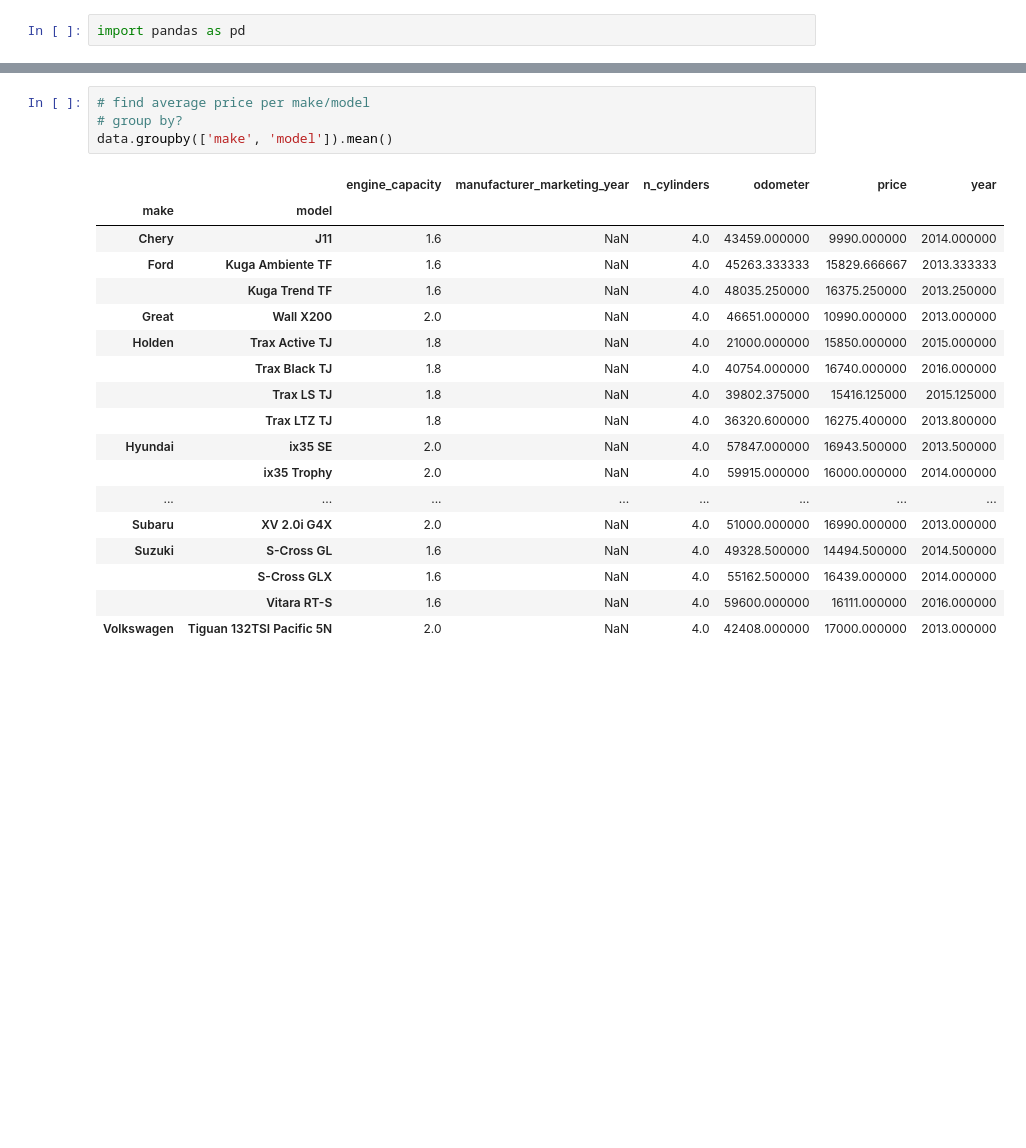
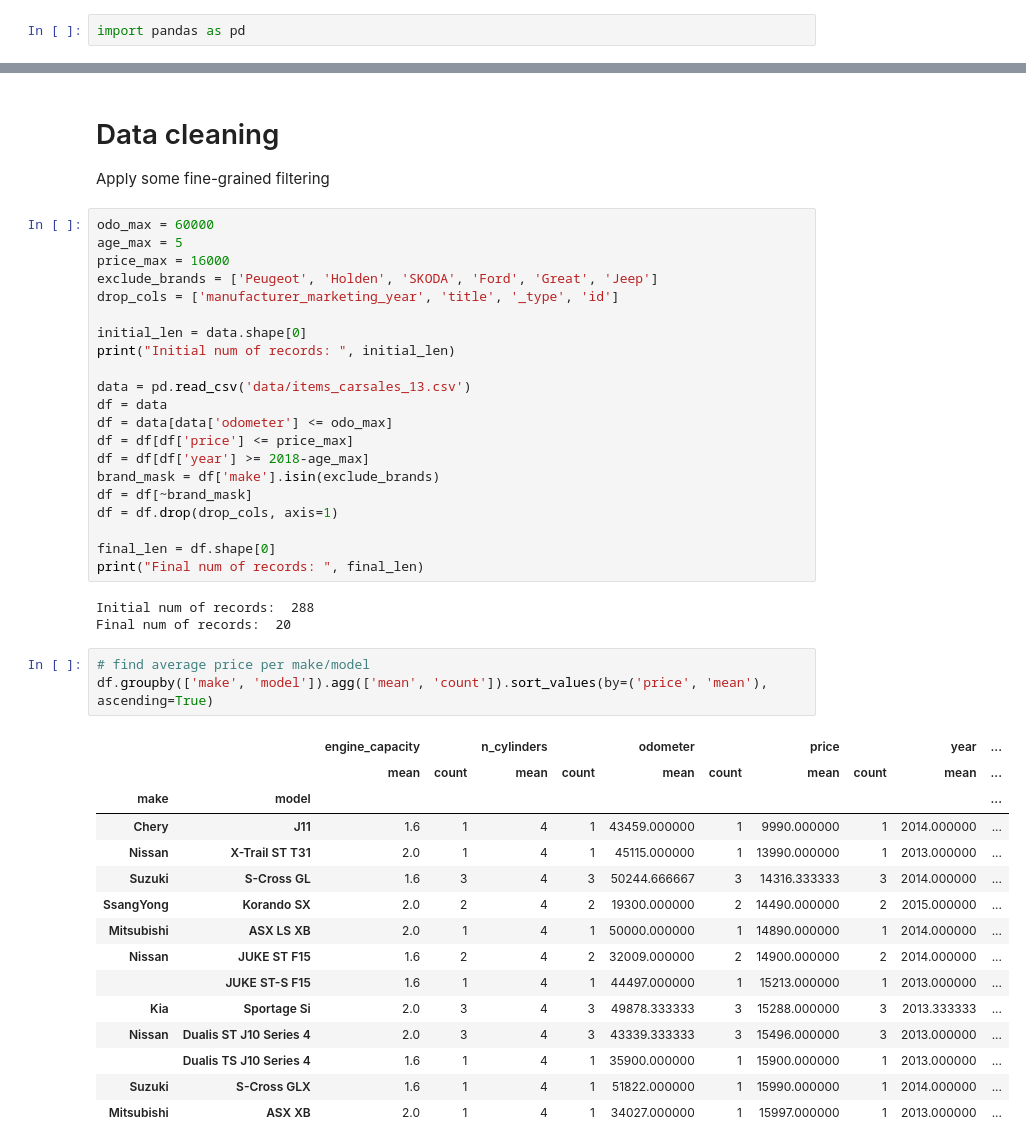
Before and after one commit to dewaldabrie/car, a Jupyter notebook: Analysis.ipynb, the cells around one changed output, grey strips where cells are left out. Saved outputs shown, nothing was run; the diff lists cells and outputs as text; blank space fills up the shorter version.

Commit message:
Data cleaning and value sum

```diff
--- a/Analysis.ipynb
+++ b/Analysis.ipynb
@@ -18,23 +34,46 @@ data.iloc[3].url
+# %% [markdown]
+# Data cleaning
+Apply some fine-grained filtering
+# %%
+odo_max = 60000
+age_max = 5
+price_max = 16000
+exclude_brands = ['Peugeot', 'Holden', 'SKODA', 'Ford', 'Great', 'Jeep']
+drop_cols = ['manufacturer_marketing_year', 'title', '_type', 'id']
+
+initial_len = data.shape[0]
+print("Initial num of records: ", initial_len)
+
+data = pd.read_csv('data/items_carsales_13.csv')
+df = data
+df = data[data['odometer'] <= odo_max]
+df = df[df['price'] <= price_max]
+df = df[df['year'] >= 2018-age_max]
+brand_mask = df['make'].isin(exclude_brands)
+df = df[~brand_mask]
+df = df.drop(drop_cols, axis=1)
+
+final_len = df.shape[0]
+print("Final num of records: ", final_len)
+# %% [output]
+Initial num of records:  288
+Final num of records:  20
 # %%
 # find average price per make/model
-# group by?
-data.groupby(['make', 'model']).mean()
+df.groupby(['make', 'model']).agg(['mean', 'count']).sort_values(by=('price', 'mean'), ascending=True)
 # %% [output]
-|  |  | engine_capacity | manufacturer_marketing_year | n_cylinders | odometer | price | year |
-| make | model |  |  |  |  |  |  |
-| Chery | J11 | 1.6 | NaN | 4.0 | 43459.000000 | 9990.000000 | 2014.000000 |
-| Ford | Kuga Ambiente TF | 1.6 | NaN | 4.0 | 45263.333333 | 15829.666667 | 2013.333333 |
-|  | Kuga Trend TF | 1.6 | NaN | 4.0 | 48035.250000 | 16375.250000 | 2013.250000 |
-| Great | Wall X200 | 2.0 | NaN | 4.0 | 46651.000000 | 10990.000000 | 2013.000000 |
-| Holden | Trax Active TJ | 1.8 | NaN | 4.0 | 21000.000000 | 15850.000000 | 2015.000000 |
-|  | Trax Black TJ | 1.8 | NaN | 4.0 | 40754.000000 | 16740.000000 | 2016.000000 |
-|  | Trax LS TJ | 1.8 | NaN | 4.0 | 39802.375000 | 15416.125000 | 2015.125000 |
-|  | Trax LTZ TJ | 1.8 | NaN | 4.0 | 36320.600000 | 16275.400000 | 2013.800000 |
-| Hyundai | ix35 SE | 2.0 | NaN | 4.0 | 57847.000000 | 16943.500000 | 2013.500000 |
-|  | ix35 Trophy | 2.0 | NaN | 4.0 | 59915.000000 | 16000.000000 | 2014.000000 |
-| ... | ... | ... | ... | ... | ... | ... | ... |
-| Subaru | XV 2.0i G4X | 2.0 | NaN | 4.0 | 51000.000000 | 16990.000000 | 2013.000000 |
-| Suzuki | S-Cross GL | 1.6 | NaN | 4.0 | 49328.500000 | 14494.500000 | 2014.500000 |
-|  | S-Cross GLX | 1.6 | NaN | 4.0 | 55162.500000 | 16439.000000 | 2014.000000 |
-|  | Vitara RT-S | 1.6 | NaN | 4.0 | 59600.000000 | 16111.000000 | 2016.000000 |
-| Volkswagen | Tiguan 132TSI Pacific 5N | 2.0 | NaN | 4.0 | 42408.000000 | 17000.000000 | 2013.000000 |
+|  |  | engine_capacity |  | n_cylinders |  | odometer |  | price |  | year | ... |
+|  |  | mean | count | mean | count | mean | count | mean | count | mean | ... |
+| make | model |  |  |  |  |  |  |  |  |  | ... |
+| Chery | J11 | 1.6 | 1 | 4 | 1 | 43459.000000 | 1 | 9990.000000 | 1 | 2014.000000 | ... |
+| Nissan | X-Trail ST T31 | 2.0 | 1 | 4 | 1 | 45115.000000 | 1 | 13990.000000 | 1 | 2013.000000 | ... |
+| Suzuki | S-Cross GL | 1.6 | 3 | 4 | 3 | 50244.666667 | 3 | 14316.333333 | 3 | 2014.000000 | ... |
+| SsangYong | Korando SX | 2.0 | 2 | 4 | 2 | 19300.000000 | 2 | 14490.000000 | 2 | 2015.000000 | ... |
+| Mitsubishi | ASX LS XB | 2.0 | 1 | 4 | 1 | 50000.000000 | 1 | 14890.000000 | 1 | 2014.000000 | ... |
+| Nissan | JUKE ST F15 | 1.6 | 2 | 4 | 2 | 32009.000000 | 2 | 14900.000000 | 2 | 2014.000000 | ... |
+|  | JUKE ST-S F15 | 1.6 | 1 | 4 | 1 | 44497.000000 | 1 | 15213.000000 | 1 | 2013.000000 | ... |
+| Kia | Sportage Si | 2.0 | 3 | 4 | 3 | 49878.333333 | 3 | 15288.000000 | 3 | 2013.333333 | ... |
+| Nissan | Dualis ST J10 Series 4 | 2.0 | 3 | 4 | 3 | 43339.333333 | 3 | 15496.000000 | 3 | 2013.000000 | ... |
+|  | Dualis TS J10 Series 4 | 1.6 | 1 | 4 | 1 | 35900.000000 | 1 | 15900.000000 | 1 | 2013.000000 | ... |
+| Suzuki | S-Cross GLX | 1.6 | 1 | 4 | 1 | 51822.000000 | 1 | 15990.000000 | 1 | 2014.000000 | ... |
+| Mitsubishi | ASX XB | 2.0 | 1 | 4 | 1 | 34027.000000 | 1 | 15997.000000 | 1 | 2013.000000 | ... |
```
Also changed, not shown: parts of 7 cells of this notebook, 1 other file.
